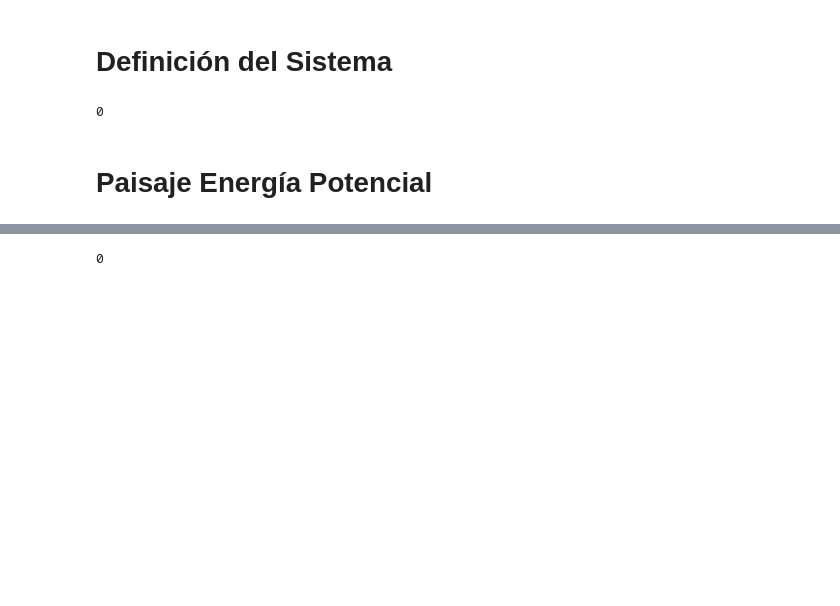
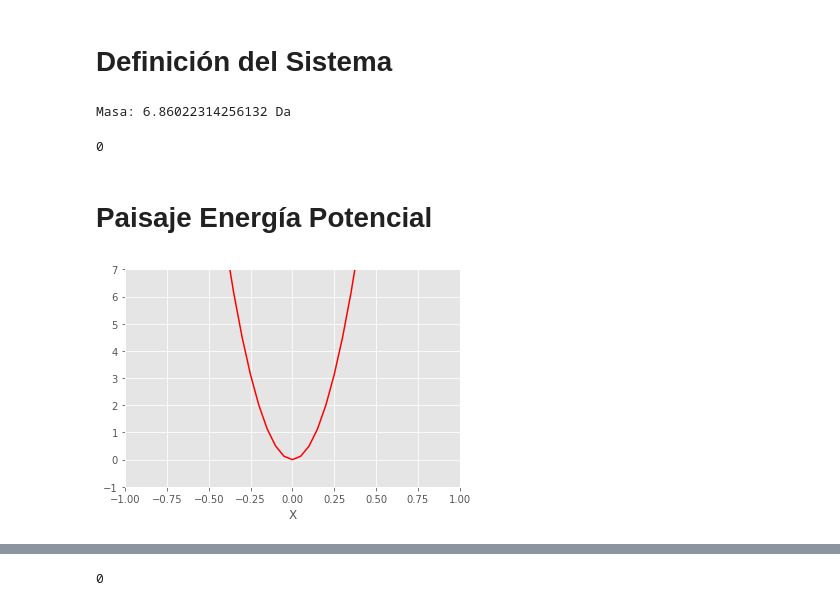
Before and after one commit to uibcdf/Academia, a Jupyter notebook: Dinámica_Molecular/Pozo_Harmónico.ipynb, the cells around one changed output, grey strips where cells are left out. Cells and saved outputs as stored; diff of their text form; code cells hidden in the pictures; blank space fills up the shorter version.

```diff
--- a/Dinámica_Molecular/Pozo_Harmónico.ipynb
+++ b/Dinámica_Molecular/Pozo_Harmónico.ipynb
@@ -20,8 +16,27 @@ plt.rcParams['figure.figsize'] = 12, 8
 # %%
 system = mm.System()
 mass = (12.010*15.999)/(12.010+15.999) * unit.amu # masa reducidad de la molecular diatómica: C-O
+print('Masa:',mass)
 system.addParticle(mass)
 # %% [output]
-0
+Masa: 6.86022314256132 Da
+0
 # %% [markdown]
 # Paisaje Energía Potencial
+# %%
+# '0.5*K*x**2'
+
+def harmonic_well(x,K):
+    return 0.5*K*x**2
+
+K=100.0
+
+x_serie = np.arange(-5., 5., 0.05)
+plt.rcParams['figure.figsize'] = 6,4
+plt.plot(x_serie, harmonic_well(x_serie,K), 'r-')
+plt.ylim(-1,7)
+plt.xlim(-1,1)
+plt.xlabel("X")
+plt.show()
+# %% [output]
+[figure, added]
```
Also changed, not shown: parts of 15 cells of this notebook, 2 other files.
